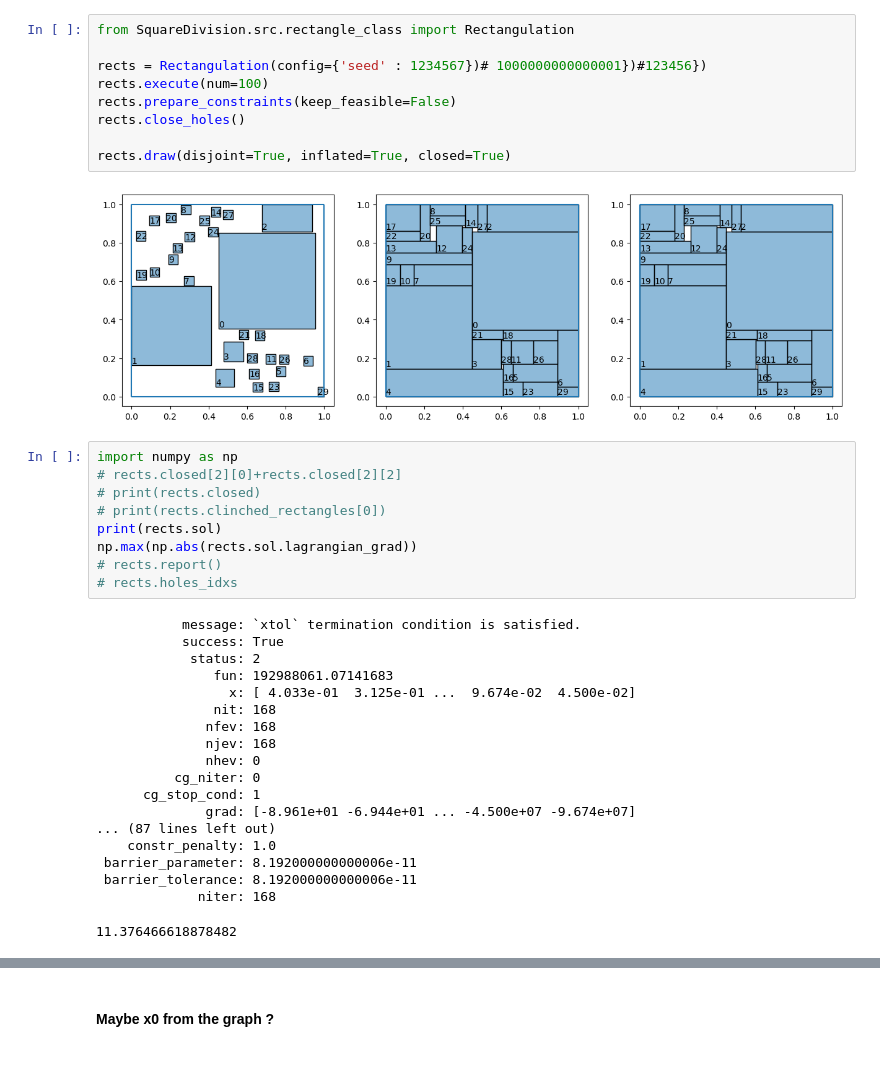
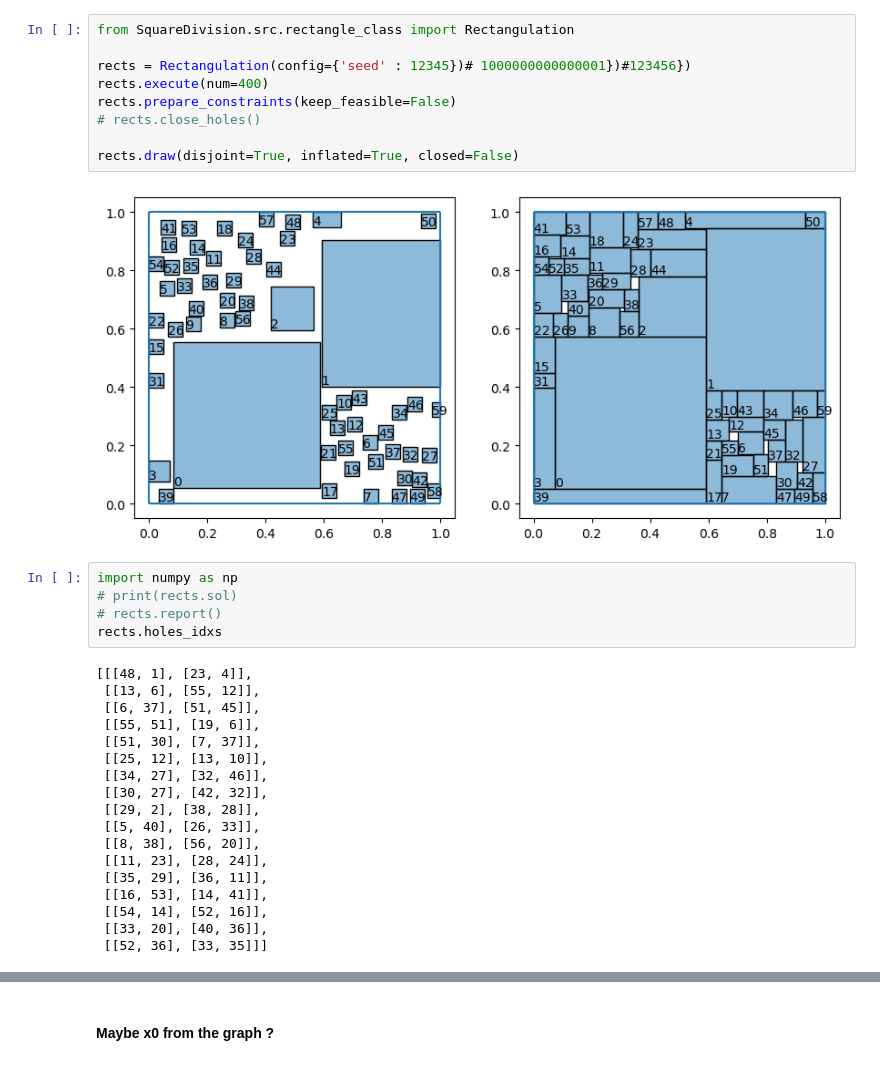
Before and after one commit to Polatucha16/SquareDivision, a Jupyter notebook: square_division_example.ipynb, the cells around one changed output, grey strips where cells are left out. Cells and saved outputs as stored; diff of their text form.

Commit message:
Fix Brutal hole closing and find area constraint

```diff
--- a/square_division_example.ipynb
+++ b/square_division_example.ipynb
@@ -1,40 +1,35 @@
 # %%
 from SquareDivision.src.rectangle_class import Rectangulation
 
-rects = Rectangulation(config={'seed' : 1234567})# 1000000000000001})#123456})
-rects.execute(num=100)
+rects = Rectangulation(config={'seed' : 12345})# 1000000000000001})#123456})
+rects.execute(num=400)
 rects.prepare_constraints(keep_feasible=False)
-rects.close_holes()
+# rects.close_holes()
 
-rects.draw(disjoint=True, inflated=True, closed=True)
+rects.draw(disjoint=True, inflated=True, closed=False)
 # %% [output]
-[figure, old version]
+[figure, new version]
 # %%
 import numpy as np
-# rects.closed[2][0]+rects.closed[2][2]
-# print(rects.closed)
-# print(rects.clinched_rectangles[0])
-print(rects.sol)
-np.max(np.abs(rects.sol.lagrangian_grad))
+# print(rects.sol)
 # rects.report()
-# rects.holes_idxs
+rects.holes_idxs
 # %% [output]
-           message: `xtol` termination condition is satisfied.
-           success: True
-            status: 2
-               fun: 192988061.07141683
-                 x: [ 4.033e-01  3.125e-01 ...  9.674e-02  4.500e-02]
-               nit: 168
-              nfev: 168
-              njev: 168
-              nhev: 0
-          cg_niter: 0
-      cg_stop_cond: 1
-              grad: [-8.961e+01 -6.944e+01 ... -4.500e+07 -9.674e+07]
-... (87 lines left out)
-    constr_penalty: 1.0
- barrier_parameter: 8.192000000000006e-11
- barrier_tolerance: 8.192000000000006e-11
-             niter: 168
+[[[48, 1], [23, 4]],
+ [[13, 6], [55, 12]],
+ [[6, 37], [51, 45]],
+ [[55, 51], [19, 6]],
+ [[51, 30], [7, 37]],
+ [[25, 12], [13, 10]],
+ [[34, 27], [32, 46]],
+ [[30, 27], [42, 32]],
+ [[29, 2], [38, 28]],
+ [[5, 40], [26, 33]],
+ [[8, 38], [56, 20]],
+ [[11, 23], [28, 24]],
+ [[35, 29], [36, 11]],
+ [[16, 53], [14, 41]],
+ [[54, 14], [52, 16]],
+ [[33, 20], [40, 36]],
+ [[52, 36], [33, 35]]]
-11.376466618878482
 # %%
```
Also changed, not shown: parts of 6 cells of this notebook, 7 other files.
